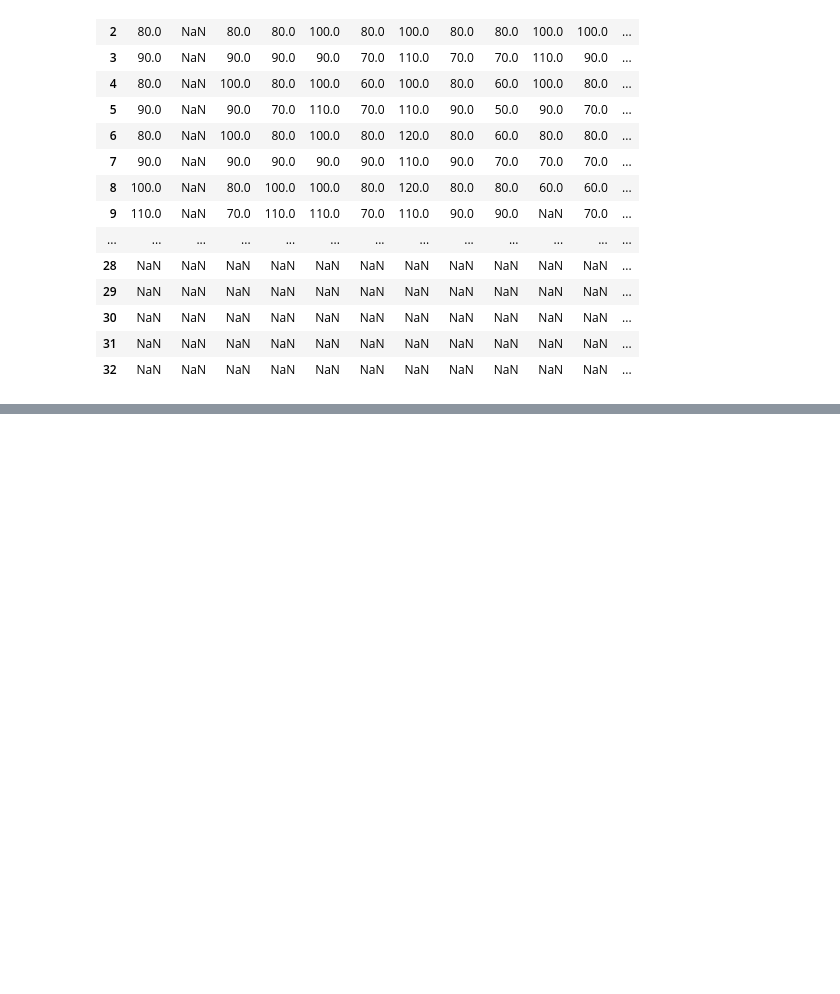
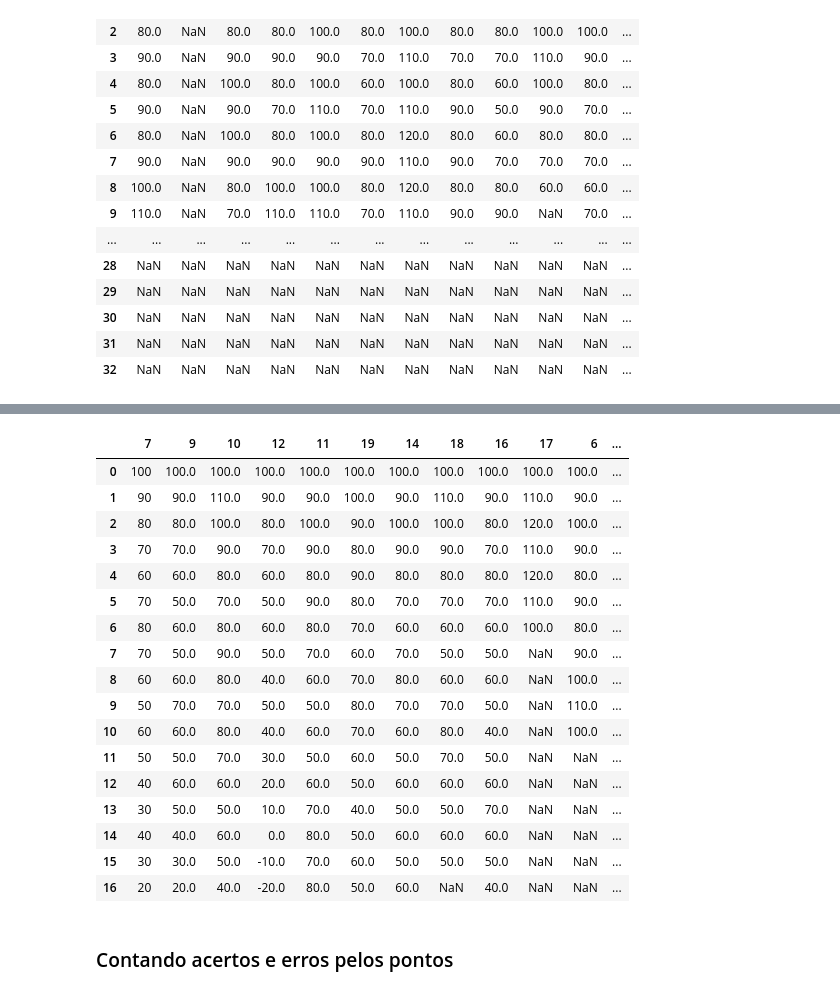
Before and after one commit to harena-lab/harena-analytics, a Jupyter notebook: resources/ZumbiVenom/analysis/analise-ferias-no-museu.ipynb, the cells around one changed output, grey strips where cells are left out. Saved outputs shown, nothing was run; the diff lists cells and outputs as text; code cells hidden in the pictures; blank space fills up the shorter version.

```diff
--- a/resources/ZumbiVenom/analysis/analise-ferias-no-museu.ipynb
+++ b/resources/ZumbiVenom/analysis/analise-ferias-no-museu.ipynb
@@ -190,0 +249,3 @@ user_points_session_11_07
+# %%
+user_points_session_15_07 = dic_to_dataFrames(user_points_session_15_07)
+user_points_session_15_07
@@ -190,0 +270,2 @@ user_points_session_11_07
+# %%
+user_points_session_15_07 = user_points_session_15_07[:][:17]
@@ -190,0 +279,23 @@ user_points_session_11_07
+# %%
+user_points_session_15_07
+# %% [output]
+|  | 7 | 9 | 10 | 12 | 11 | 19 | 14 | 18 | 16 | 17 | 6 | ... |
+| 0 | 100 | 100.0 | 100.0 | 100.0 | 100.0 | 100.0 | 100.0 | 100.0 | 100.0 | 100.0 | 100.0 | ... |
+| 1 | 90 | 90.0 | 110.0 | 90.0 | 90.0 | 100.0 | 90.0 | 110.0 | 90.0 | 110.0 | 90.0 | ... |
+| 2 | 80 | 80.0 | 100.0 | 80.0 | 100.0 | 90.0 | 100.0 | 100.0 | 80.0 | 120.0 | 100.0 | ... |
+| 3 | 70 | 70.0 | 90.0 | 70.0 | 90.0 | 80.0 | 90.0 | 90.0 | 70.0 | 110.0 | 90.0 | ... |
+| 4 | 60 | 60.0 | 80.0 | 60.0 | 80.0 | 90.0 | 80.0 | 80.0 | 80.0 | 120.0 | 80.0 | ... |
+| 5 | 70 | 50.0 | 70.0 | 50.0 | 90.0 | 80.0 | 70.0 | 70.0 | 70.0 | 110.0 | 90.0 | ... |
+| 6 | 80 | 60.0 | 80.0 | 60.0 | 80.0 | 70.0 | 60.0 | 60.0 | 60.0 | 100.0 | 80.0 | ... |
+| 7 | 70 | 50.0 | 90.0 | 50.0 | 70.0 | 60.0 | 70.0 | 50.0 | 50.0 | NaN | 90.0 | ... |
+| 8 | 60 | 60.0 | 80.0 | 40.0 | 60.0 | 70.0 | 80.0 | 60.0 | 60.0 | NaN | 100.0 | ... |
+| 9 | 50 | 70.0 | 70.0 | 50.0 | 50.0 | 80.0 | 70.0 | 70.0 | 50.0 | NaN | 110.0 | ... |
+| 10 | 60 | 60.0 | 80.0 | 40.0 | 60.0 | 70.0 | 60.0 | 80.0 | 40.0 | NaN | 100.0 | ... |
+| 11 | 50 | 50.0 | 70.0 | 30.0 | 50.0 | 60.0 | 50.0 | 70.0 | 50.0 | NaN | NaN | ... |
+| 12 | 40 | 60.0 | 60.0 | 20.0 | 60.0 | 50.0 | 60.0 | 60.0 | 60.0 | NaN | NaN | ... |
+| 13 | 30 | 50.0 | 50.0 | 10.0 | 70.0 | 40.0 | 50.0 | 50.0 | 70.0 | NaN | NaN | ... |
+| 14 | 40 | 40.0 | 60.0 | 0.0 | 80.0 | 50.0 | 60.0 | 60.0 | 60.0 | NaN | NaN | ... |
+| 15 | 30 | 30.0 | 50.0 | -10.0 | 70.0 | 60.0 | 50.0 | 50.0 | 50.0 | NaN | NaN | ... |
+| 16 | 20 | 20.0 | 40.0 | -20.0 | 80.0 | 50.0 | 60.0 | NaN | 40.0 | NaN | NaN | ... |
+# %% [markdown]
+### Contando acertos e erros pelos pontos
```
Also changed, not shown: parts of 15 cells of this notebook.
